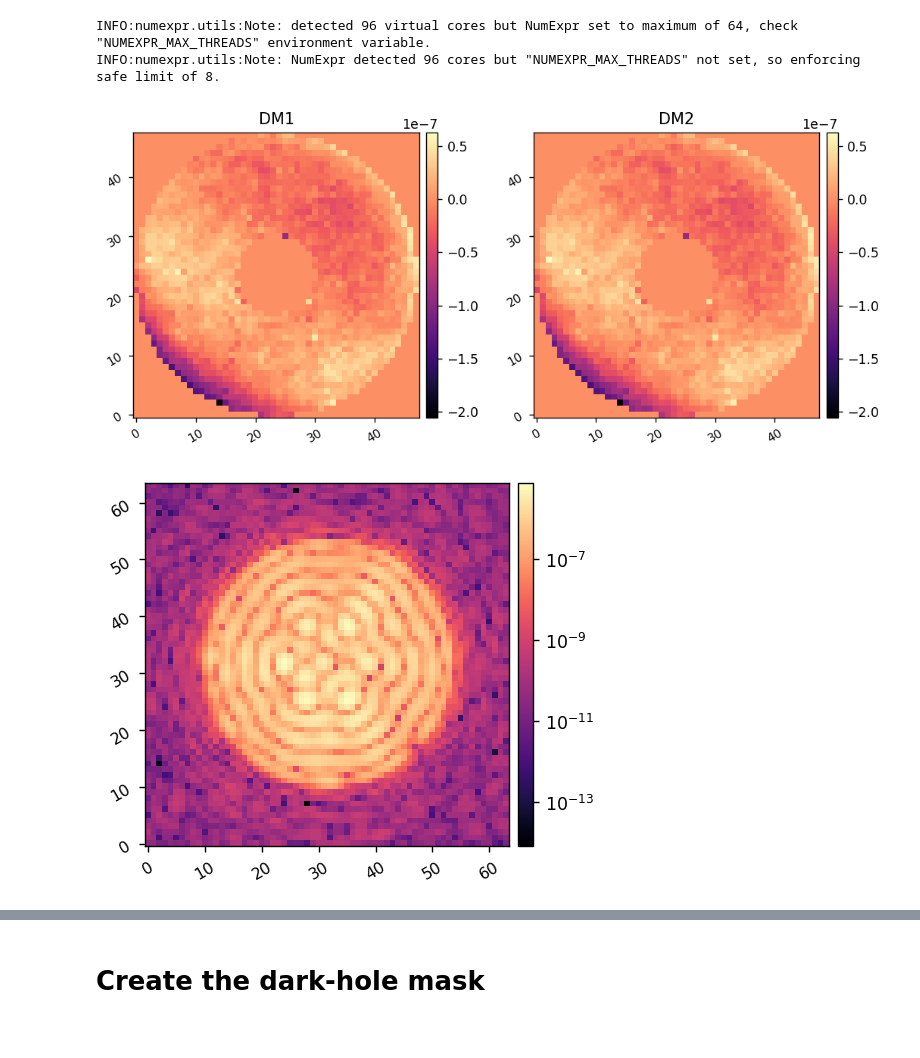
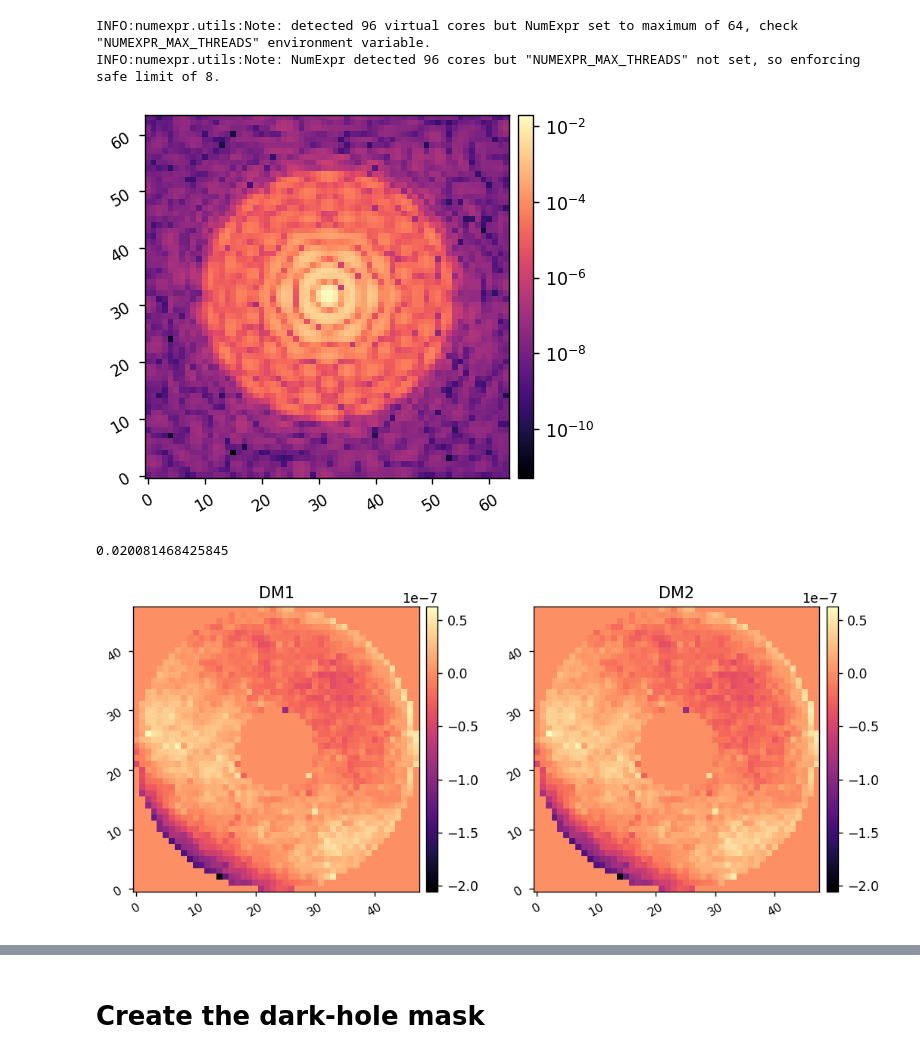
Before and after one commit to kian1377/roman-cgi-iefc, a Jupyter notebook: efc_1dm_hlc.ipynb, the cells around one changed output, grey strips where cells are left out. Cells and saved outputs as stored; diff of their text form; code cells hidden in the pictures.

```diff
--- a/efc_1dm_hlc.ipynb
+++ b/efc_1dm_hlc.ipynb
@@ -31,21 +31,37 @@ INFO:numexpr.utils:Note: detected 96 virtual cores but NumExpr set to maximum of
 INFO:numexpr.utils:Note: NumExpr detected 96 cores but "NUMEXPR_MAX_THREADS" not set, so enforcing safe limit of 8.
 # %%
 reload(cgi)
+sys_unocc = cgi.CGI(cgi_mode='hlc',
+              use_fpm=False,
+              use_pupil_defocus=False,
+              polaxis=0,
+              use_opds=True,
+              dm1_ref=dm1_flat, dm2_ref=dm2_flat,
+             )
+
+unocc_psf = sys_unocc.snap()
+
+misc.myimshow(unocc_psf, lognorm=True)
+
+Imax_unocc = unocc_psf.max()
+print(Imax_unocc)
+
 sys = cgi.CGI(cgi_mode='hlc',
               use_fpm=True,
               use_pupil_defocus=False,
               polaxis=0,
               use_opds=True,
               dm1_ref=dm1_flat, dm2_ref=dm2_flat,
              )
 sys.show_dms()
 
 npsf = sys.npsf
 Nact = sys.Nact
 
 ref_psf = sys.snap()
 
 misc.myimshow(ref_psf, lognorm=True)
 # %% [output]
-[figure, old version]
+[figure, new version]
+0.020081468425845
-[figure, old version]
+[figure, new version]
```
Also changed, not shown: parts of 20 cells of this notebook, 8 other files.
